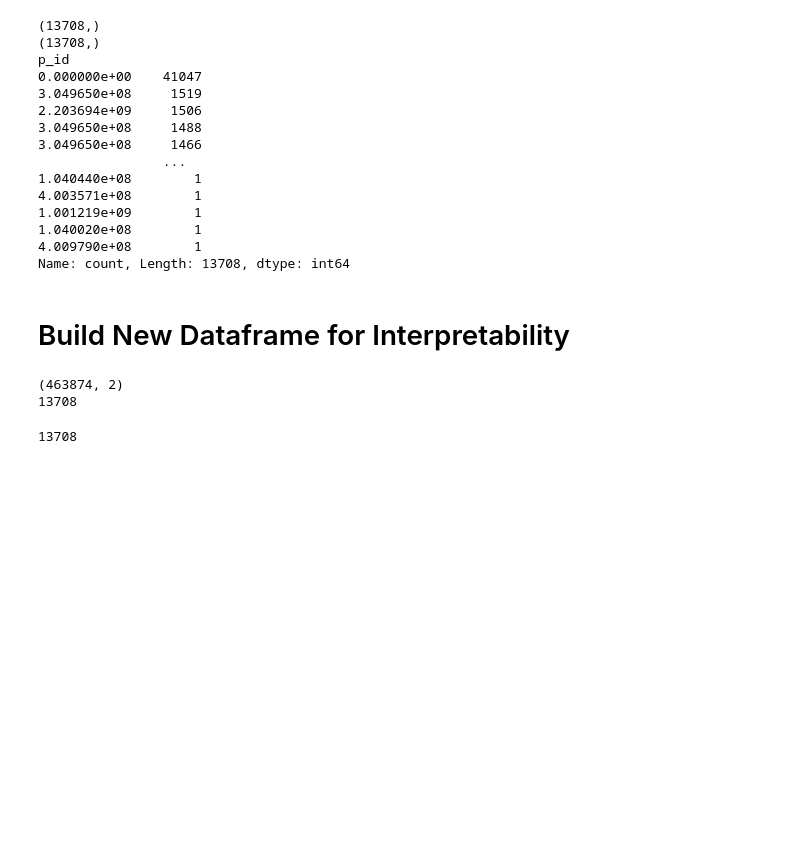
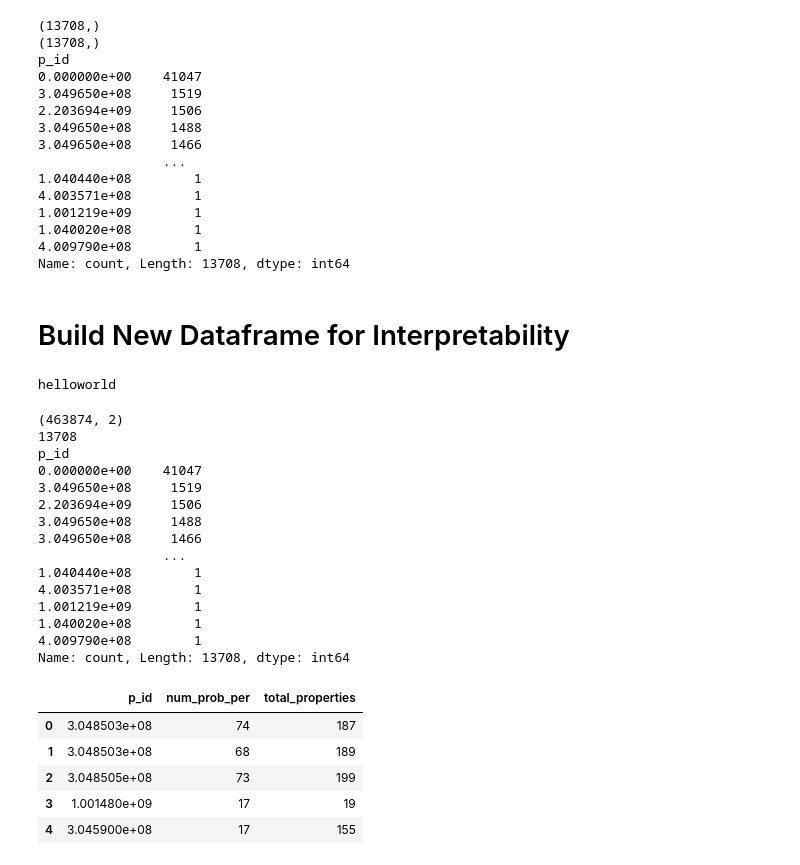
Before and after one commit to sheryly111/Spark-Housing-Project, a Jupyter notebook: model.ipynb, the cells around one changed output. Saved outputs shown, nothing was run; the diff lists cells and outputs as text; code cells hidden in the pictures; blank space fills up the shorter version.

Commit message:
deleted duplicate rows ,added total properties for future visualizations

```diff
--- a/model.ipynb
+++ b/model.ipynb
@@ -754,31 +754,50 @@ p_id
 Name: count, Length: 13708, dtype: int64
 # %% [markdown]
 # Build New Dataframe for Interpretability
+# %%
+print("helloworld")
+# %% [output]
+helloworld
 # %%
 landlord_predictions = test_complete[['p_id', 'num_prob_per']].copy()
 
 print(landlord_predictions.shape)
 print(landlord_predictions['p_id'].nunique())
+
+print(landlord_predictions['p_id'].value_counts())
+
+
+#find num total properties per landlord
+ordered_prop = landlord_predictions['p_id'].unique()
+prop_counts = landlord_predictions['p_id'].value_counts().reindex(ordered_prop)
+
+
+landlord_predictions = landlord_predictions.drop_duplicates().reset_index(drop=True)
+
+landlord_predictions['total_properties'] = prop_counts.values
+
+landlord_predictions.head()
+
 #landlord_predictions.head()
 # %% [output]
 (463874, 2)
 13708
+p_id
+0.000000e+00    41047
+3.049650e+08     1519
+2.203694e+09     1506
+3.049650e+08     1488
+3.049650e+08     1466
+                ...
+1.040440e+08        1
+4.003571e+08        1
+1.001219e+09        1
+1.040020e+08        1
+4.009790e+08        1
+Name: count, Length: 13708, dtype: int64
+|  | p_id | num_prob_per | total_properties |
+| 0 | 3.048503e+08 | 74 | 187 |
+| 1 | 3.048503e+08 | 68 | 189 |
+| 2 | 3.048505e+08 | 73 | 199 |
+| 3 | 1.001480e+09 | 17 | 19 |
+| 4 | 3.045900e+08 | 17 | 155 |
-# %%
-#Get the num of properties per p_id (instances)
-
-
-ordered_prop = landlord_predictions['p_id'].unique()
-prop_counts = landlord_predictions['p_id'].value_counts().reindex(ordered_prop)
-
-
-
-
-landlord_predictions = landlord_predictions.drop_duplicates().reset_index(drop=True)
-
-#print(landlord_predictions['p_id'].value_counts())
-
-landlord_predictions['total_properties'] = prop_counts.values
-
-#print(landlord_predictions['total_properties'].value_counts())
-# %% [output]
-13708
```
Also changed, not shown: parts of 1 cell of this notebook.
